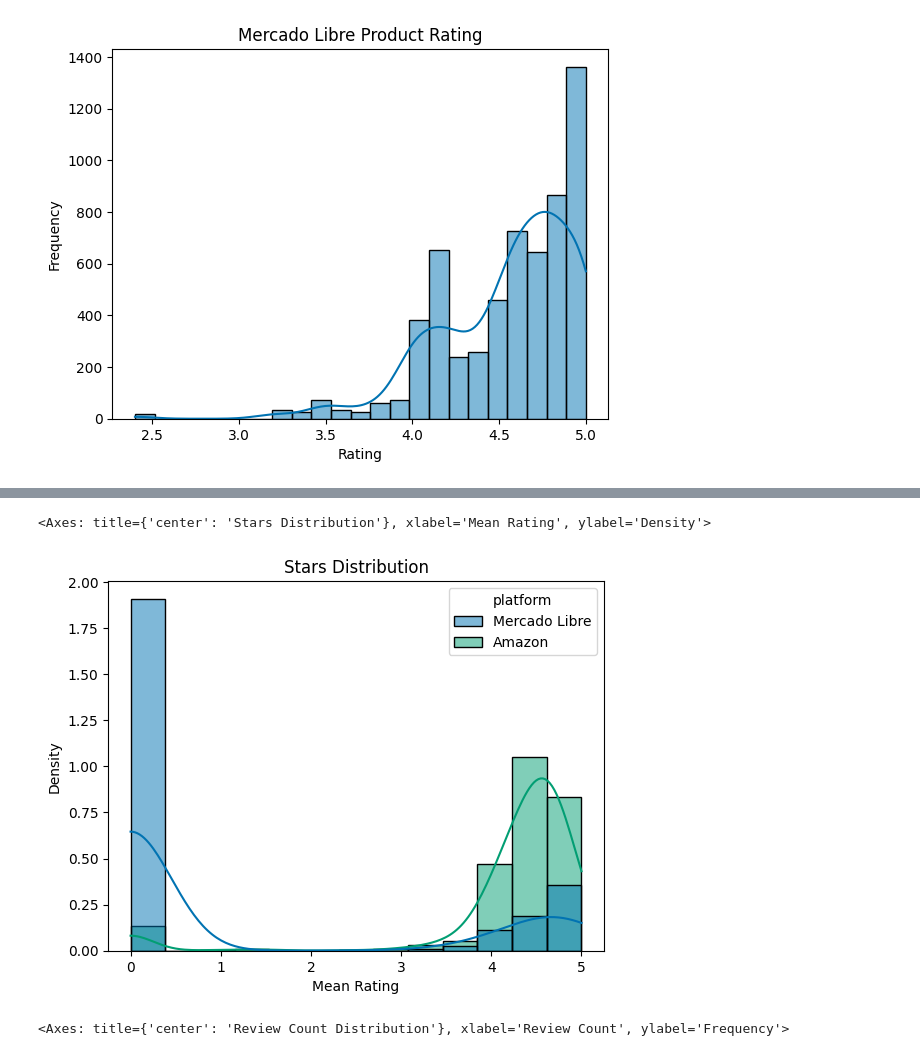
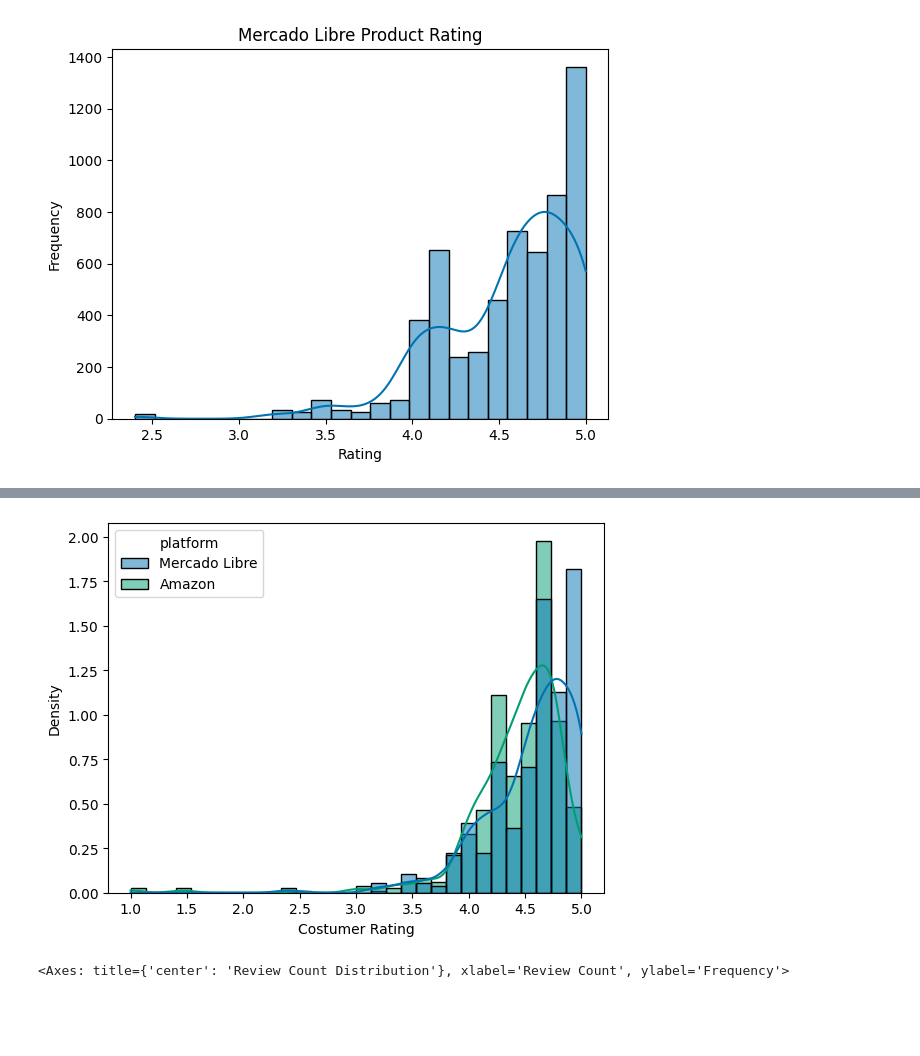
Before and after one commit to genarobasulto/SummerPaper, a Jupyter notebook: SummerPaperStatistics.ipynb, the cells around one changed output, grey strips where cells are left out. Cells and saved outputs as stored; diff of their text form; code cells hidden in the pictures; blank space fills up the shorter version.

```diff
--- a/SummerPaperStatistics.ipynb
+++ b/SummerPaperStatistics.ipynb
@@ -16,7 +17,7 @@ Drive already mounted at /content/drive; to attempt to forcibly remount, call dr
 # %%
 data_meli = pd.read_csv("/content/drive/MyDrive/Colab Notebooks/data/data_meli/data_all_3.csv")
 print(data_meli.shape)
-for i in range(4,8):
+for i in range(4,9):
   data_meli = pd.concat([data_meli, pd.read_csv("/content/drive/MyDrive/Colab Notebooks/data/data_meli/data_all_"+str(i)+".csv")])
   print(data_meli.shape)
 data_meli.drop('Unnamed: 0', axis = 1, inplace = True)
@@ -51,7 +53,7 @@ Name: 0, dtype: object
 # %%
 data_amazon = pd.read_csv("/content/drive/MyDrive/Colab Notebooks/data/data_amazon/amazon_all.csv")
 print(data_amazon.shape)
-for i in range(2,6):
+for i in range(2,7):
   data_amazon = pd.concat([data_amazon, pd.read_csv("/content/drive/MyDrive/Colab Notebooks/data/data_amazon/amazon_all_"+str(i)+".csv")]).reset_index(drop = True)
   print(data_amazon.shape)
 data_amazon["platform"] = "Amazon"
@@ -118,10 +121,14 @@ data_meli["title"] = data_meli["title"].str.lower().apply(lambda x: x.replace("
 data_amazon["bluetooth"] = data_amazon["title"].apply(lambda x: ("bluetooth" in x))
 data_amazon["bateria_recargable"] = data_amazon["title"].apply(lambda x: ("bateria" in x))
 data_amazon["portatil"] = data_amazon["title"].apply(lambda x: ("portatil" in x))
+# %%
+data_meli["bluetooth"] = data_meli["title"].apply(lambda x: ("bluetooth" in x))
+data_meli["bateria_recargable"] = data_meli["title"].apply(lambda x: ("bateria" in x))
+data_meli["portatil"] = data_meli["title"].apply(lambda x: ("portatil" in x))
 # %%
 cols_in_common = ['page', 'rank', 'title', 'link', 'n_stars', 'n_reviews', 'curr_price',
        'free_delivery', 'platform', 'bluetooth','bateria_recargable', 'portatil', 'date']
 data_all = pd.concat([data_meli[cols_in_common], data_amazon[cols_in_common]]).reset_index(drop = True)
 # %%
-brands = ["sony", "alexa", "amazon", "jbl", "bose", "yamaha", "lg", "echo", "kaiser", "logitech", "tlc", "sonos", "hisense", "samsung", "xiaomi", ]
+brands = ["sony", "alexa", "amazon", "jbl", "bose", "yamaha", "lg", "echo", "kaiser", "logitech", "tlc", "sonos", "hisense", "samsung", "xiaomi"]
 data_all["known_brand"] = data_all.title.apply(lambda x: any([br in x for br in brands]))
@@ -252,10 +260,10 @@ fig_all1
 # %%
-fig_all2 = sbn.histplot(data_all, x = "n_stars", stat = "density", hue= "platform", kde = True, common_norm = False)
-fig_all2.set(title='Stars Distribution', xlabel = "Mean Rating")
-fig_all2
+fig_all2 = sbn.histplot(data_all[data_all.n_reviews > 0], x = "n_stars", stat = "density", hue= "platform", kde = True, common_norm = False, bins = 30)
+fig_all2.set( xlabel = "Costumer Rating")
+plt.savefig('/content/drive/MyDrive/Colab Notebooks/Figures/rating_dist.png')
+plt.show()
 # %% [output]
-<Axes: title={'center': 'Stars Distribution'}, xlabel='Mean Rating', ylabel='Density'>
-[figure, old version]
+[figure, new version]
 # %%
 fig_all3 = sbn.histplot(data_all[data_all.n_reviews>0], x = "n_reviews", stat = "frequency", hue= "platform", kde = True, common_norm = False)
 fig_all3.set(title='Review Count Distribution', xlabel = "Review Count")
```
Also changed, not shown: parts of 32 cells of this notebook, 2 other files.
